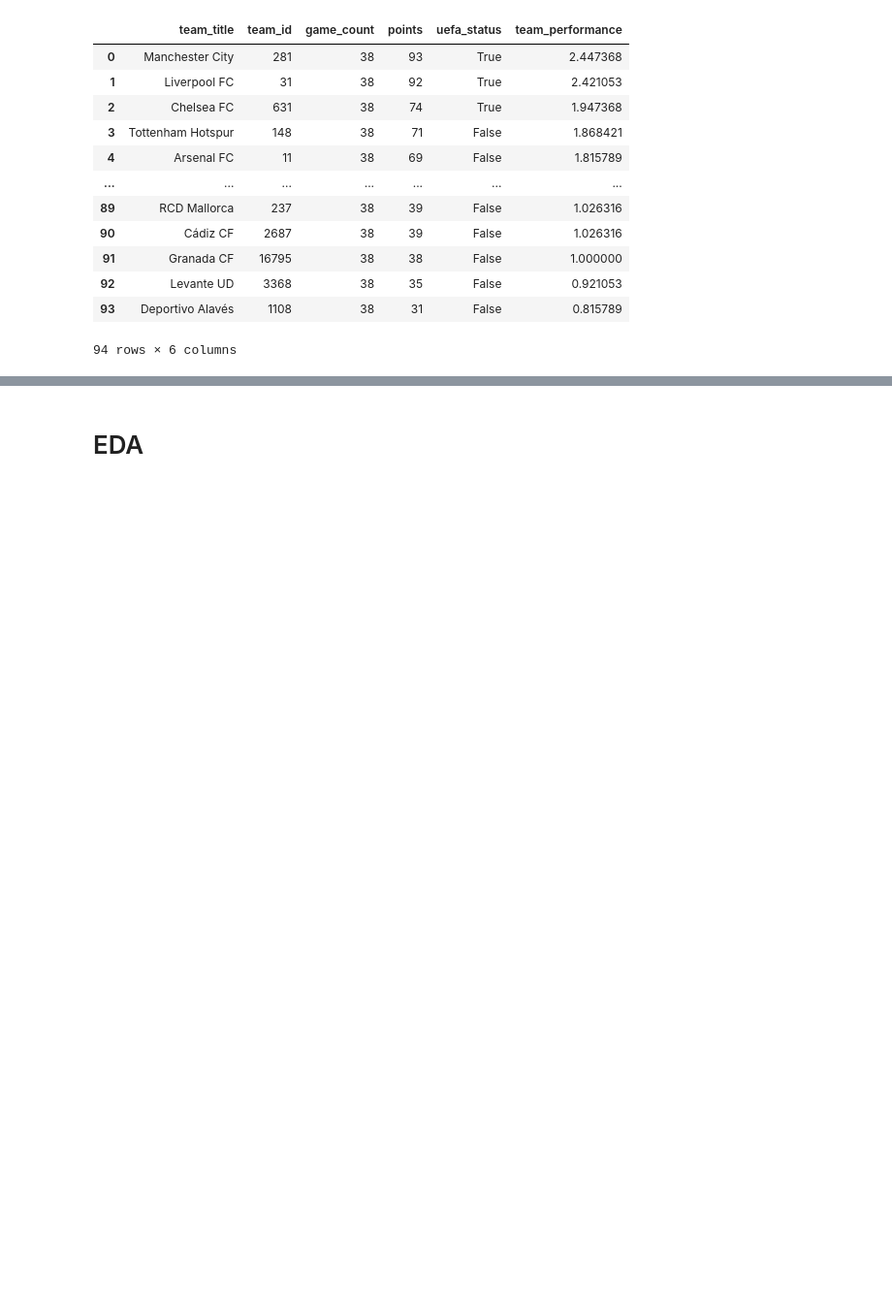
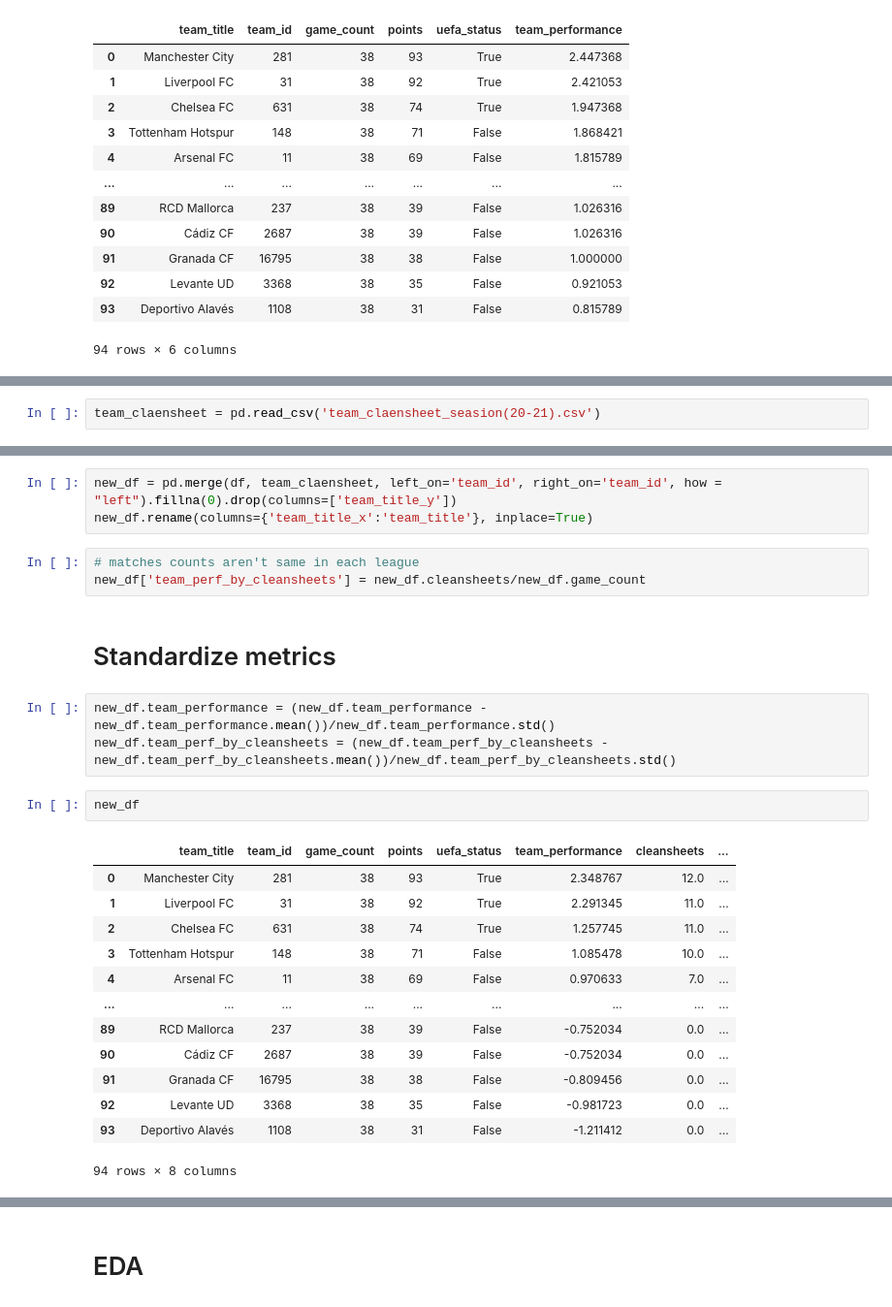
Before and after one commit to MHBehroozi/Transfermarkt, a Jupyter notebook: statistical_analysis/hypothesis2/hypothesis2_stats.ipynb, the cells around one changed output, grey strips where cells are left out. Shown: that part at 97% size. Drawn from its saved outputs; the diff is of its cells as text; blank space fills up the shorter version.

```diff
--- a/statistical_analysis/hypothesis2/hypothesis2_stats.ipynb
+++ b/statistical_analysis/hypothesis2/hypothesis2_stats.ipynb
@@ -25,0 +29,2 @@ df
+# %%
+team_claensheet = pd.read_csv('team_claensheet_seasion(20-21).csv')
@@ -25,0 +51,27 @@ df
+# %%
+new_df = pd.merge(df, team_claensheet, left_on='team_id', right_on='team_id', how = "left").fillna(0).drop(columns=['team_title_y'])
+new_df.rename(columns={'team_title_x':'team_title'}, inplace=True)
+# %%
+# matches counts aren't same in each league
+new_df['team_perf_by_cleansheets'] = new_df.cleansheets/new_df.game_count
+# %% [markdown]
+# Standardize metrics
+# %%
+new_df.team_performance = (new_df.team_performance - new_df.team_performance.mean())/new_df.team_performance.std()
+new_df.team_perf_by_cleansheets = (new_df.team_perf_by_cleansheets - new_df.team_perf_by_cleansheets.mean())/new_df.team_perf_by_cleansheets.std()
+# %%
+new_df
+# %% [output]
+|  | team_title | team_id | game_count | points | uefa_status | team_performance | cleansheets | ... |
+| 0 | Manchester City | 281 | 38 | 93 | True | 2.348767 | 12.0 | ... |
+| 1 | Liverpool FC | 31 | 38 | 92 | True | 2.291345 | 11.0 | ... |
+| 2 | Chelsea FC | 631 | 38 | 74 | True | 1.257745 | 11.0 | ... |
+| 3 | Tottenham Hotspur | 148 | 38 | 71 | False | 1.085478 | 10.0 | ... |
+| 4 | Arsenal FC | 11 | 38 | 69 | False | 0.970633 | 7.0 | ... |
+| ... | ... | ... | ... | ... | ... | ... | ... | ... |
+| 89 | RCD Mallorca | 237 | 38 | 39 | False | -0.752034 | 0.0 | ... |
+| 90 | Cádiz CF | 2687 | 38 | 39 | False | -0.752034 | 0.0 | ... |
+| 91 | Granada CF | 16795 | 38 | 38 | False | -0.809456 | 0.0 | ... |
+| 92 | Levante UD | 3368 | 38 | 35 | False | -0.981723 | 0.0 | ... |
+| 93 | Deportivo Alavés | 1108 | 38 | 31 | False | -1.211412 | 0.0 | ... |
+94 rows × 8 columns
```
Also changed, not shown: parts of 26 cells of this notebook, 5 other files.
